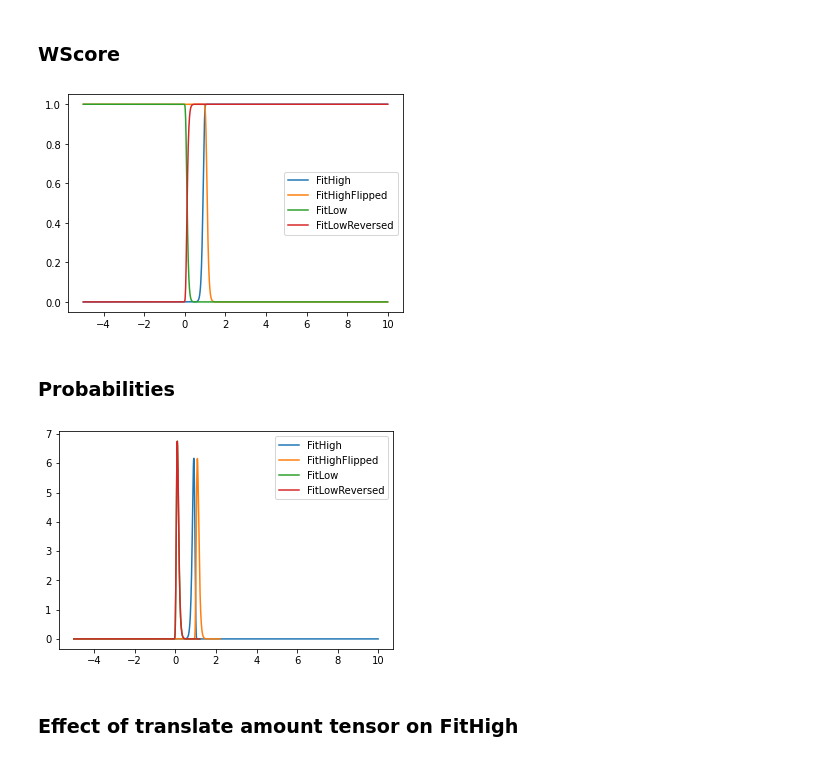
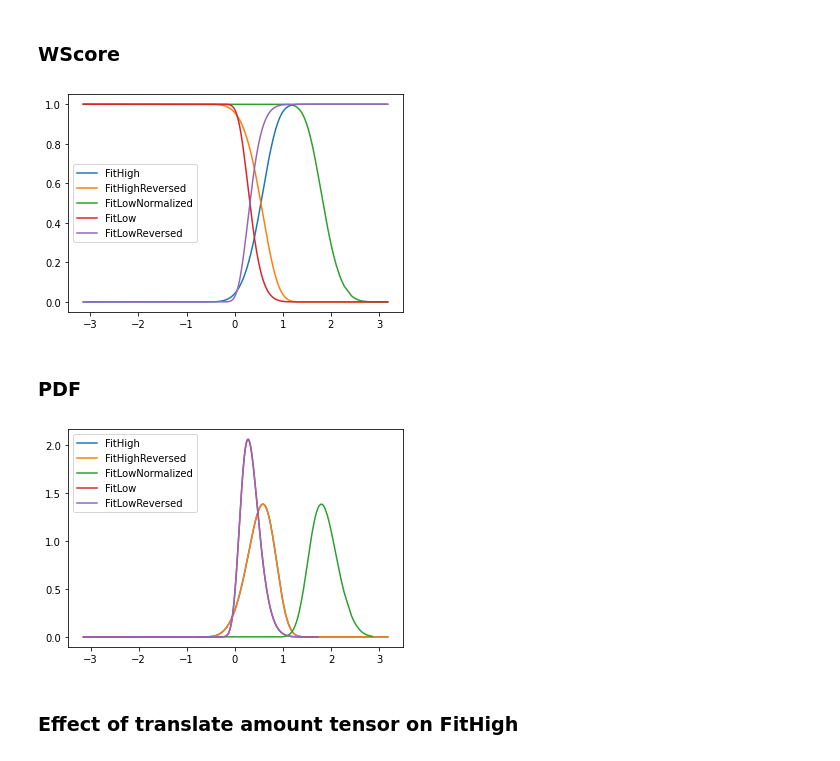
Before and after one commit to Vastlab/vast, a Jupyter notebook: vast/DistributionModels/Example.ipynb, the cells around one changed output. Saved outputs shown, nothing was run; the diff lists cells and outputs as text; code cells hidden in the pictures.

Commit message:
Removed reversed functions from weibull.py and added as an arg (isReversed) in libmrTorch, addressed addition of arg (isReversed) in EVM.py and openmax.py, and updated notebook with weibull-like data.

```diff
--- a/vast/DistributionModels/Example.ipynb
+++ b/vast/DistributionModels/Example.ipynb
@@ -18,40 +18,47 @@ FitHigh_prob = mr.prob(testing_data)
+# %%
+mr = weibull.weibull()
+mr.FitHigh(training_data, tailsize, isReversed=True)
+FitHighReversed = mr.wscore(testing_data)
+FitHighReversed_pdf = mr.pdf(testing_data)
 # %%
 mr = weibull.weibull()
-mr.FitHighFlipped(training_data, tailsize)
-FitHighFlipped = mr.wscore(testing_data)
-FitHighFlipped_prob = mr.prob(testing_data)
+mr.FitLowNormalized(training_data, tailsize)
+FitLowNormalized = mr.wscore(testing_data)
+FitLowNormalized_pdf = mr.pdf(testing_data)
 # %%
 mr = weibull.weibull()
 mr.FitLow(training_data, tailsize)
 FitLow = mr.wscore(testing_data)
-FitLow_prob = mr.prob(testing_data)
+FitLow_pdf = mr.pdf(testing_data)
 # %%
 mr = weibull.weibull()
-mr.FitLowReversed(training_data, tailsize)
+mr.FitLow(training_data, tailsize, isReversed=True)
 FitLowReversed = mr.wscore(testing_data)
-FitLowReversed_prob = mr.prob(testing_data)
+FitLowReversed_pdf = mr.pdf(testing_data)
 # %% [markdown]
 ### WScore
 # %%
 plt.plot(testing_data, FitHigh, label='FitHigh')
-plt.plot(testing_data, FitHighFlipped, label='FitHighFlipped')
+plt.plot(testing_data, FitHighReversed, label='FitHighReversed')
+plt.plot(testing_data, FitLowNormalized, label='FitLowNormalized')
 plt.plot(testing_data, FitLow, label='FitLow')
 plt.plot(testing_data, FitLowReversed, label='FitLowReversed')
 plt.legend()
 plt.show()
 # %% [output]
-[figure, old version]
+[figure, new version]
-# %% [markdown]
-### Probabilities
+# %% [markdown]
+### PDF
 # %%
-plt.plot(testing_data, FitHigh_prob, label='FitHigh')
-plt.plot(testing_data, FitHighFlipped_prob, label='FitHighFlipped')
-plt.plot(testing_data, FitLow_prob, label='FitLow')
-plt.plot(testing_data, FitLowReversed_prob, label='FitLowReversed')
+plt.plot(testing_data, FitHigh_pdf, label='FitHigh')
+plt.plot(testing_data, FitHighReversed_pdf, label='FitHighReversed')
+plt.plot(testing_data, FitLowNormalized_pdf, label='FitLowNormalized')
+plt.plot(testing_data, FitLow_pdf, label='FitLow')
+plt.plot(testing_data, FitLowReversed_pdf, label='FitLowReversed')
 plt.legend()
 plt.show()
 # %% [output]
-[figure, old version]
+[figure, new version]
 # %% [markdown]
 ### Effect of translate amount tensor on FitHigh
 # %%
```
Also changed, not shown: parts of 3 cells of this notebook, 4 other files.
